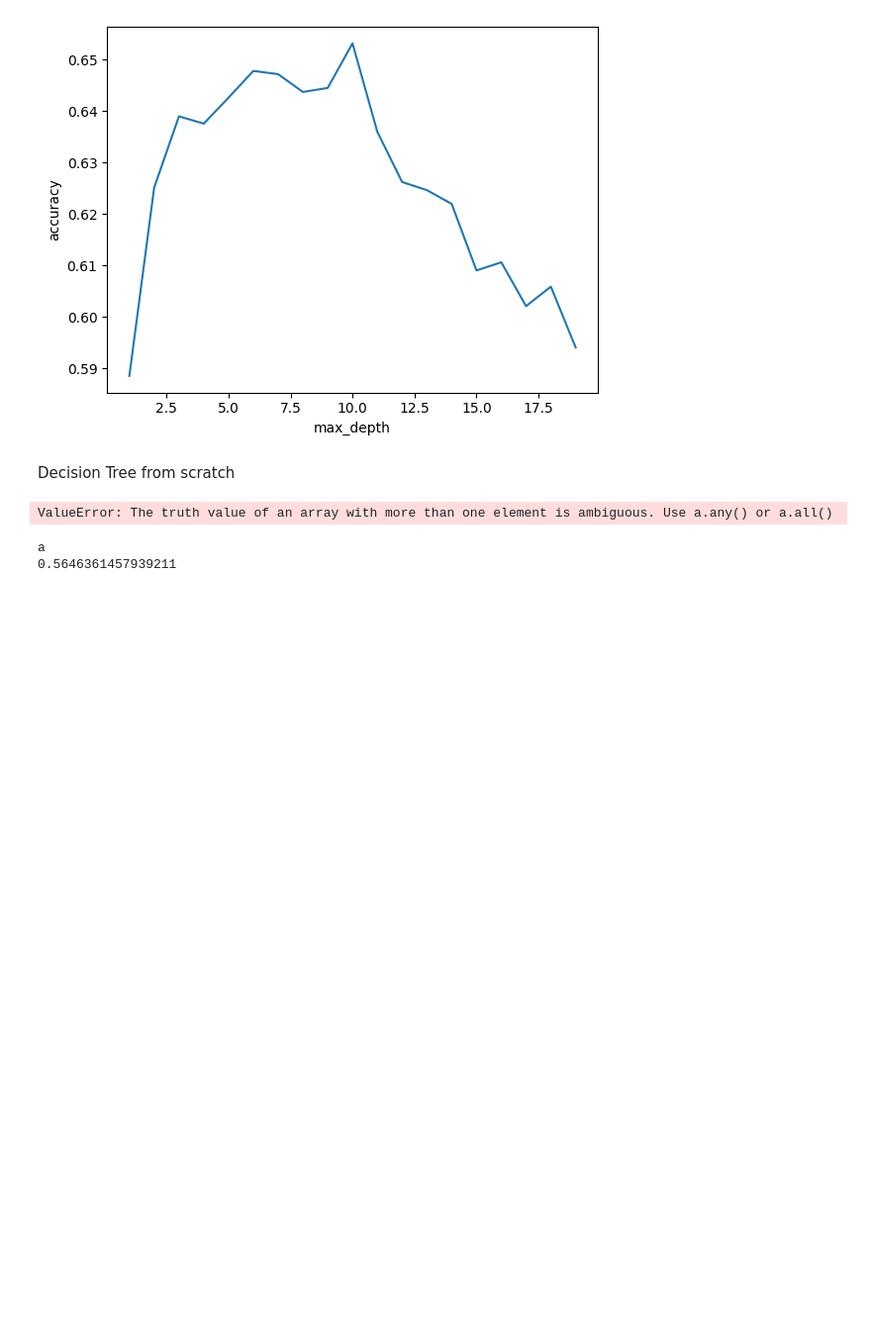
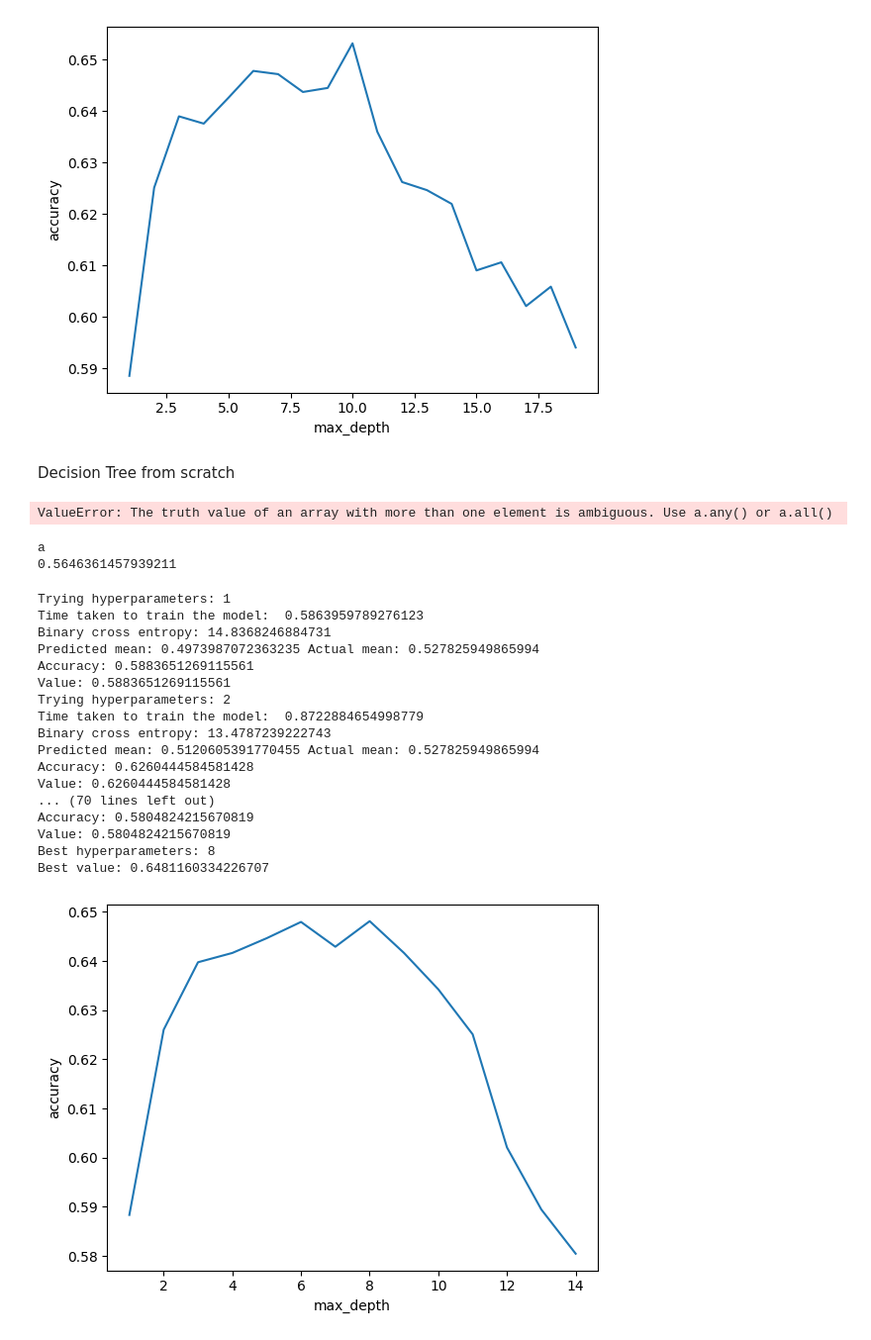
Before and after one commit to VMCvastry/ArtificialInteligenceHomework, a Jupyter notebook: Fondamenti_di_IA_homework_2023_decision_tree.ipynb, the cells around one changed output. Shown at 99% size. Saved outputs shown, nothing was run; the diff lists cells and outputs as text; code cells hidden in the pictures; blank space fills up the shorter version.

Commit message:
Working Decision Tree
Took 2 hours 31 minutes

```diff
--- a/Fondamenti_di_IA_homework_2023_decision_tree.ipynb
+++ b/Fondamenti_di_IA_homework_2023_decision_tree.ipynb
@@ -243,0 +366,26 @@ a
+# %%
+def get_model(param):
+    return DecisionTreeClassifier(max_depth=param)
+
+
+_, params, accuracies = optimize_hyperparameters(get_model, range(1, 15), train, test, val, classification=True)
+plot_2d(params, accuracies, 'max_depth', 'accuracy')
+# %% [output]
+Trying hyperparameters: 1
+Time taken to train the model:  0.5863959789276123
+Binary cross entropy: 14.8368246884731
+Predicted mean: 0.4973987072363235 Actual mean: 0.527825949865994
+Accuracy: 0.5883651269115561
+Value: 0.5883651269115561
+Trying hyperparameters: 2
+Time taken to train the model:  0.8722884654998779
+Binary cross entropy: 13.4787239222743
+Predicted mean: 0.5120605391770455 Actual mean: 0.527825949865994
+Accuracy: 0.6260444584581428
+Value: 0.6260444584581428
+... (70 lines left out)
+Accuracy: 0.5804824215670819
+Value: 0.5804824215670819
+Best hyperparameters: 8
+Best value: 0.6481160334226707
+[figure, added]
```
Also changed, not shown: parts of 4 cells of this notebook.
